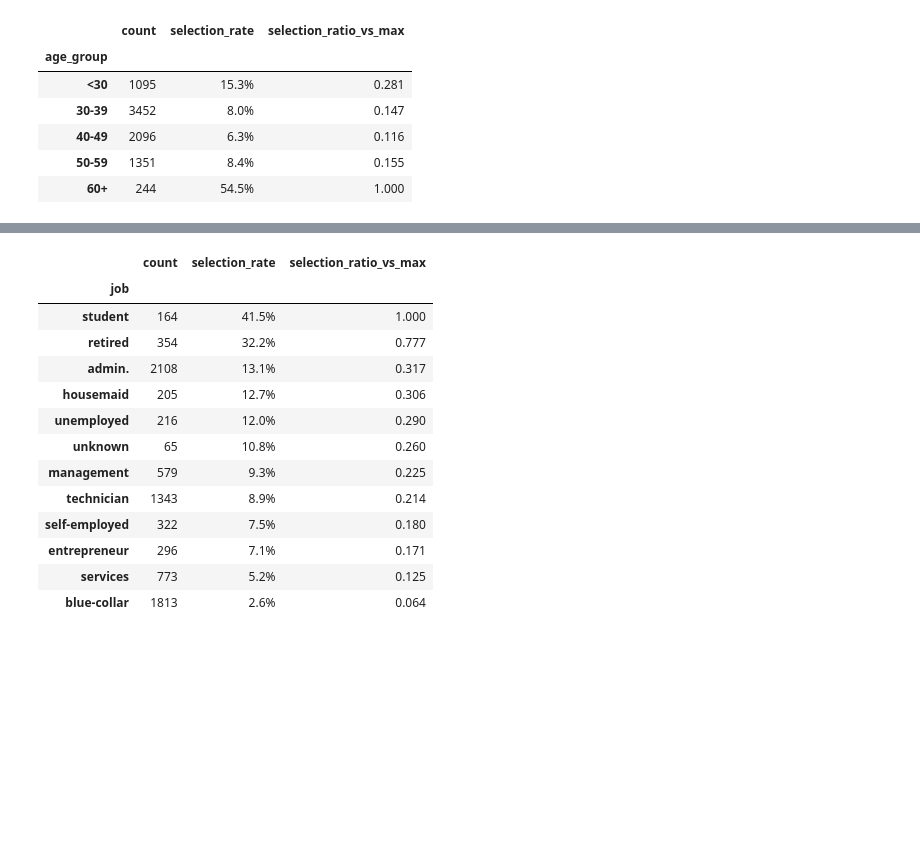
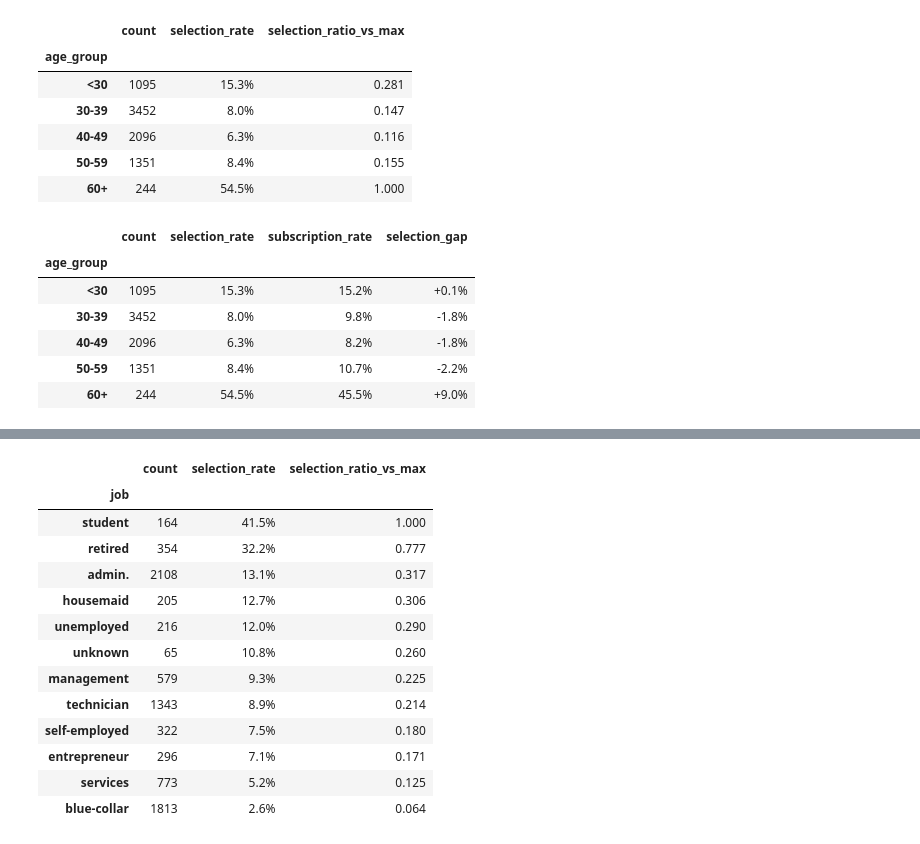
Before and after one commit to anascimento-devid/cas_usage, a Jupyter notebook: notebooks/rendu_certif.ipynb, the cells around one changed output, grey strips where cells are left out. Cells and saved outputs as stored; diff of their text form; code cells hidden in the pictures; blank space fills up the shorter version.

```diff
--- a/notebooks/rendu_certif.ipynb
+++ b/notebooks/rendu_certif.ipynb
@@ -2491,3 +2635,35 @@ selection_by_age.style.format({
 | 40-49 | 2096 | 6.3% | 0.116 |
 | 50-59 | 1351 | 8.4% | 0.155 |
 | 60+ | 244 | 54.5% | 1.000 |
+# %%
+age_selection_vs_subscription = (
+    selection_by_age[
+        ["count", "selection_rate"]
+    ]
+    .copy()
+)
+
+age_selection_vs_subscription["subscription_rate"] = (
+    age_subscription_rate
+    .reindex(age_selection_vs_subscription.index)
+    / 100
+)
+
+age_selection_vs_subscription["selection_gap"] = (
+    age_selection_vs_subscription["selection_rate"]
+    - age_selection_vs_subscription["subscription_rate"]
+)
+
+age_selection_vs_subscription.style.format({
+    "selection_rate": "{:.1%}",
+    "subscription_rate": "{:.1%}",
+    "selection_gap": "{:+.1%}",
+})
+# %% [output]
+|  | count | selection_rate | subscription_rate | selection_gap |
+| age_group |  |  |  |  |
+| <30 | 1095 | 15.3% | 15.2% | +0.1% |
+| 30-39 | 3452 | 8.0% | 9.8% | -1.8% |
+| 40-49 | 2096 | 6.3% | 8.2% | -1.8% |
+| 50-59 | 1351 | 8.4% | 10.7% | -2.2% |
+| 60+ | 244 | 54.5% | 45.5% | +9.0% |
```
Also changed, not shown: parts of 25 cells of this notebook, 3 other files.
